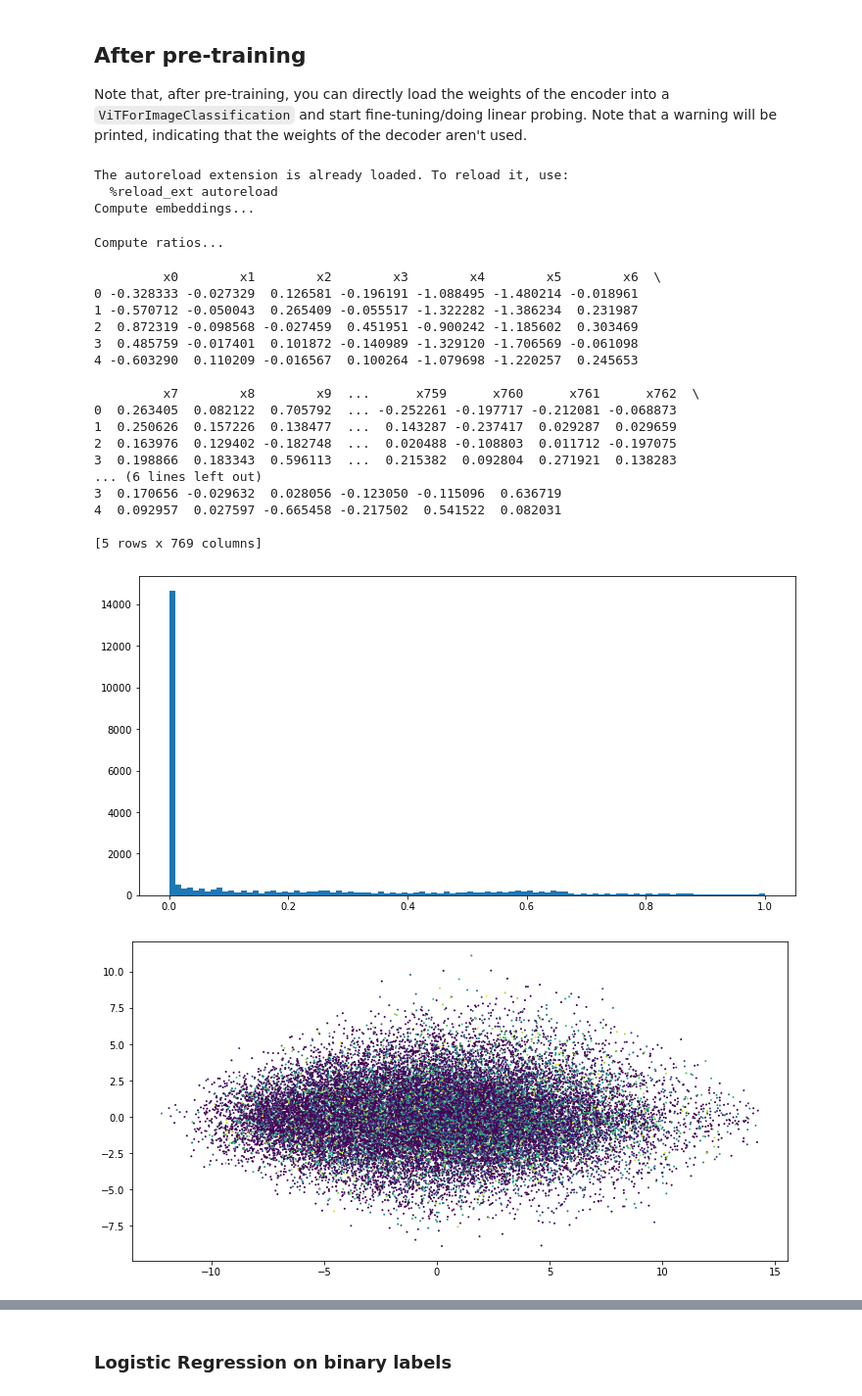
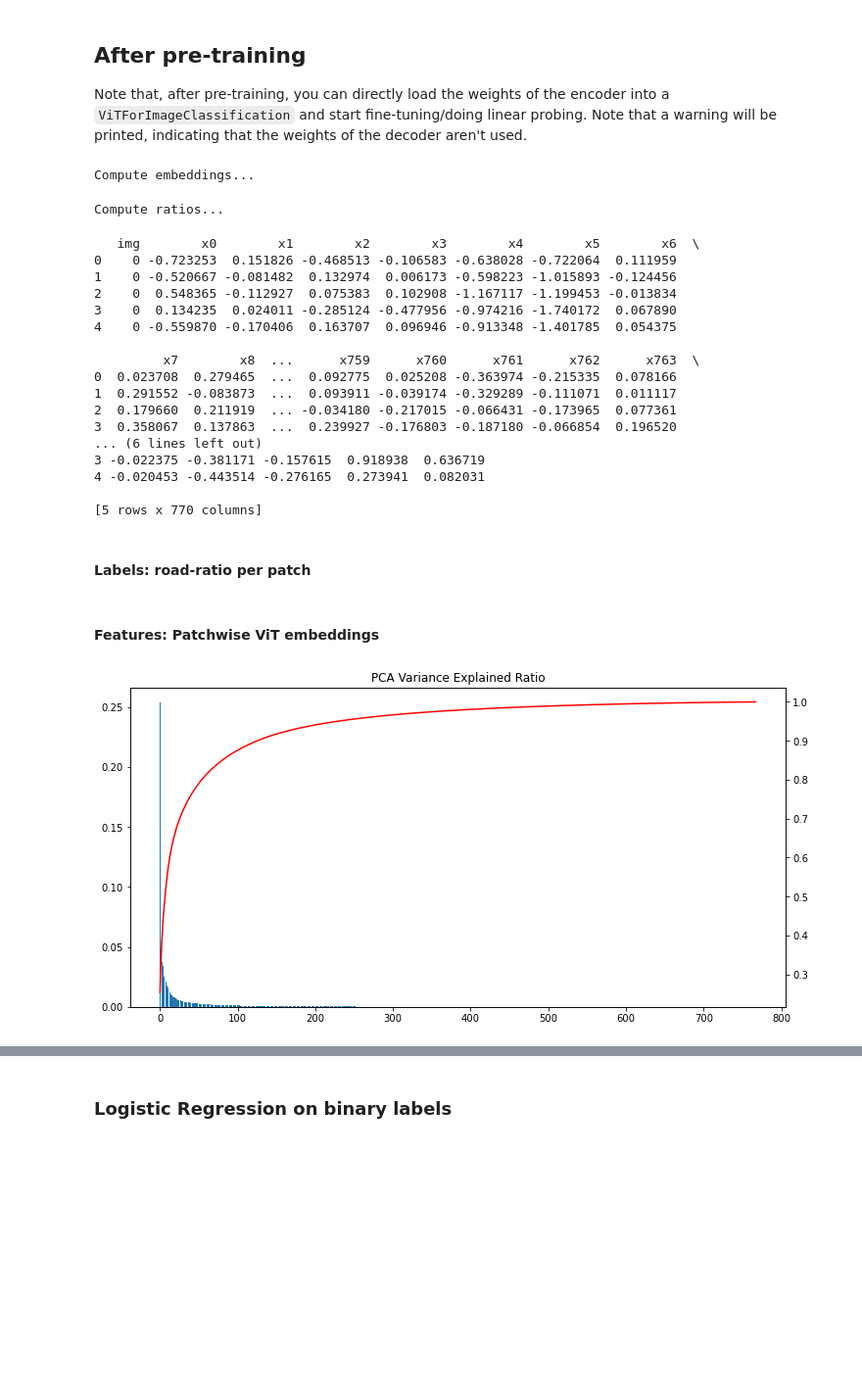
Before and after one commit to jjurm/road-segmentation, a Jupyter notebook: notebooks/ViT_MAE_embeddings.ipynb, the cells around one changed output, grey strips where cells are left out. Shown at 98% size. Drawn from its saved outputs; the diff is of its cells as text; code cells hidden in the pictures; blank space fills up the shorter version.

Commit message:
cleanup: - notebooks to seperate folder - ViT_MAE now also has PCA Plots

```diff
--- a/ViT_MAE_embeddings.ipynb
+++ b/notebooks/ViT_MAE_embeddings.ipynb
@@ -194,45 +195,56 @@ Note that, after pre-training, you can directly load the weights of the encoder
 %autoreload 2
 from vit_embeddings import *
 
-df = convert_dataset('../cil-data', 'training', 'satimage', 'vit-mae-base', image_size=224)
+df = convert_dataset(os.environ['CIL_DATA'], 'training', 'satimage', 'vit-mae-base', image_size=224)
 print(df.head())
 # %% [output]
-The autoreload extension is already loaded. To reload it, use:
-  %reload_ext autoreload
 Compute embeddings...
 Compute ratios...
-         x0        x1        x2        x3        x4        x5        x6  \
-0 -0.328333 -0.027329  0.126581 -0.196191 -1.088495 -1.480214 -0.018961
-1 -0.570712 -0.050043  0.265409 -0.055517 -1.322282 -1.386234  0.231987
-2  0.872319 -0.098568 -0.027459  0.451951 -0.900242 -1.185602  0.303469
-3  0.485759 -0.017401  0.101872 -0.140989 -1.329120 -1.706569 -0.061098
-4 -0.603290  0.110209 -0.016567  0.100264 -1.079698 -1.220257  0.245653
+   img        x0        x1        x2        x3        x4        x5        x6  \
+0    0 -0.723253  0.151826 -0.468513 -0.106583 -0.638028 -0.722064  0.111959
+1    0 -0.520667 -0.081482  0.132974  0.006173 -0.598223 -1.015893 -0.124456
+2    0  0.548365 -0.112927  0.075383  0.102908 -1.167117 -1.199453 -0.013834
+3    0  0.134235  0.024011 -0.285124 -0.477956 -0.974216 -1.740172  0.067890
+4    0 -0.559870 -0.170406  0.163707  0.096946 -0.913348 -1.401785  0.054375
 
-         x7        x8        x9  ...      x759      x760      x761      x762  \
-0  0.263405  0.082122  0.705792  ... -0.252261 -0.197717 -0.212081 -0.068873
-1  0.250626  0.157226  0.138477  ...  0.143287 -0.237417  0.029287  0.029659
-2  0.163976  0.129402 -0.182748  ...  0.020488 -0.108803  0.011712 -0.197075
-3  0.198866  0.183343  0.596113  ...  0.215382  0.092804  0.271921  0.138283
+         x7        x8  ...      x759      x760      x761      x762      x763  \
+0  0.023708  0.279465  ...  0.092775  0.025208 -0.363974 -0.215335  0.078166
+1  0.291552 -0.083873  ...  0.093911 -0.039174 -0.329289 -0.111071  0.011117
+2  0.179660  0.211919  ... -0.034180 -0.217015 -0.066431 -0.173965  0.077361
+3  0.358067  0.137863  ...  0.239927 -0.176803 -0.187180 -0.066854  0.196520
 ... (6 lines left out)
-3  0.170656 -0.029632  0.028056 -0.123050 -0.115096  0.636719
-4  0.092957  0.027597 -0.665458 -0.217502  0.541522  0.082031
+3 -0.022375 -0.381171 -0.157615  0.918938  0.636719
+4 -0.020453 -0.443514 -0.276165  0.273941  0.082031
 
-[5 rows x 769 columns]
+[5 rows x 770 columns]
 # %%
 # extract embeddings and labels
-embs = df.drop('y', axis='columns')
 lbls = df['y']
+embs = df.drop(['y', 'img'], axis='columns')
+# %% [markdown]
+#### Labels: road-ratio per patch
 # %%
 import matplotlib.pyplot as plt
 plt.rcParams['figure.figsize'] = [12, 6]
 from sklearn.decomposition import PCA
 
-plt.hist(lbls, bins = 100)
+plt.hist(lbls, bins = 25)
+plt.title('Ratio of Road per Patch')
 plt.show()
-
-x_pca = PCA(n_components=2).fit_transform(embs)
-plt.scatter(x_pca[:,0], x_pca[:,1], c=lbls, s=1)
-plt.show()
-# %% [output]
-[figure, removed]
-[figure, removed]
+# %% [markdown]
+#### Features: Patchwise ViT embeddings
+# %%
+pca = PCA().fit(embs)
+x_pca = pca.transform(embs)
+
+indices = range(pca.n_components_)
+
+fig, ax1 = plt.subplots()
+ax2 = ax1.twinx()
+
+ax1.bar(indices, pca.explained_variance_ratio_)
+ax2.plot(indices, np.cumsum(pca.explained_variance_ratio_), c='r')
+plt.title('PCA Variance Explained Ratio')
+plt.show()
+# %% [output]
+[figure, added]
```
Also changed, not shown: parts of 4 cells of this notebook, 5 other files.
